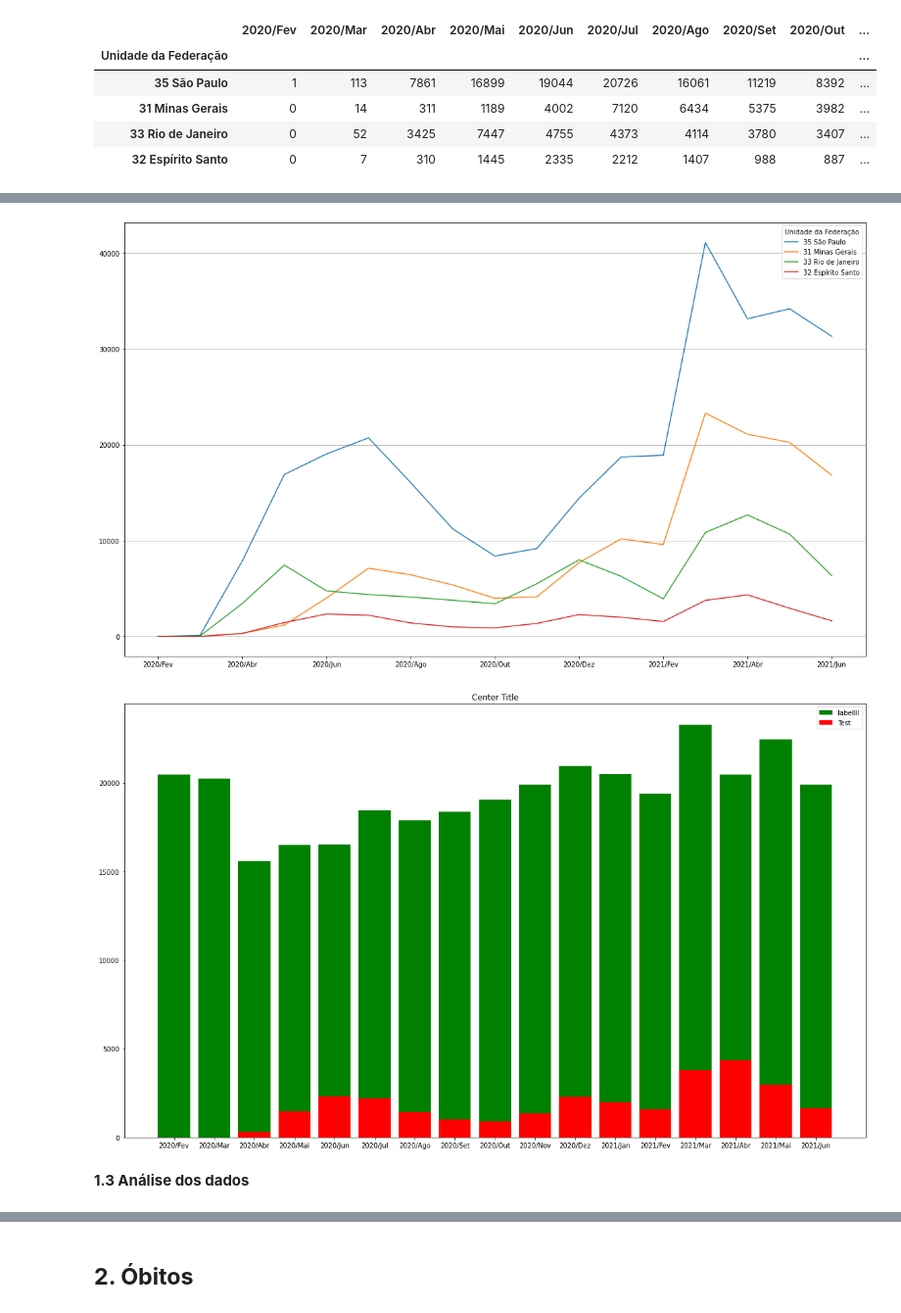
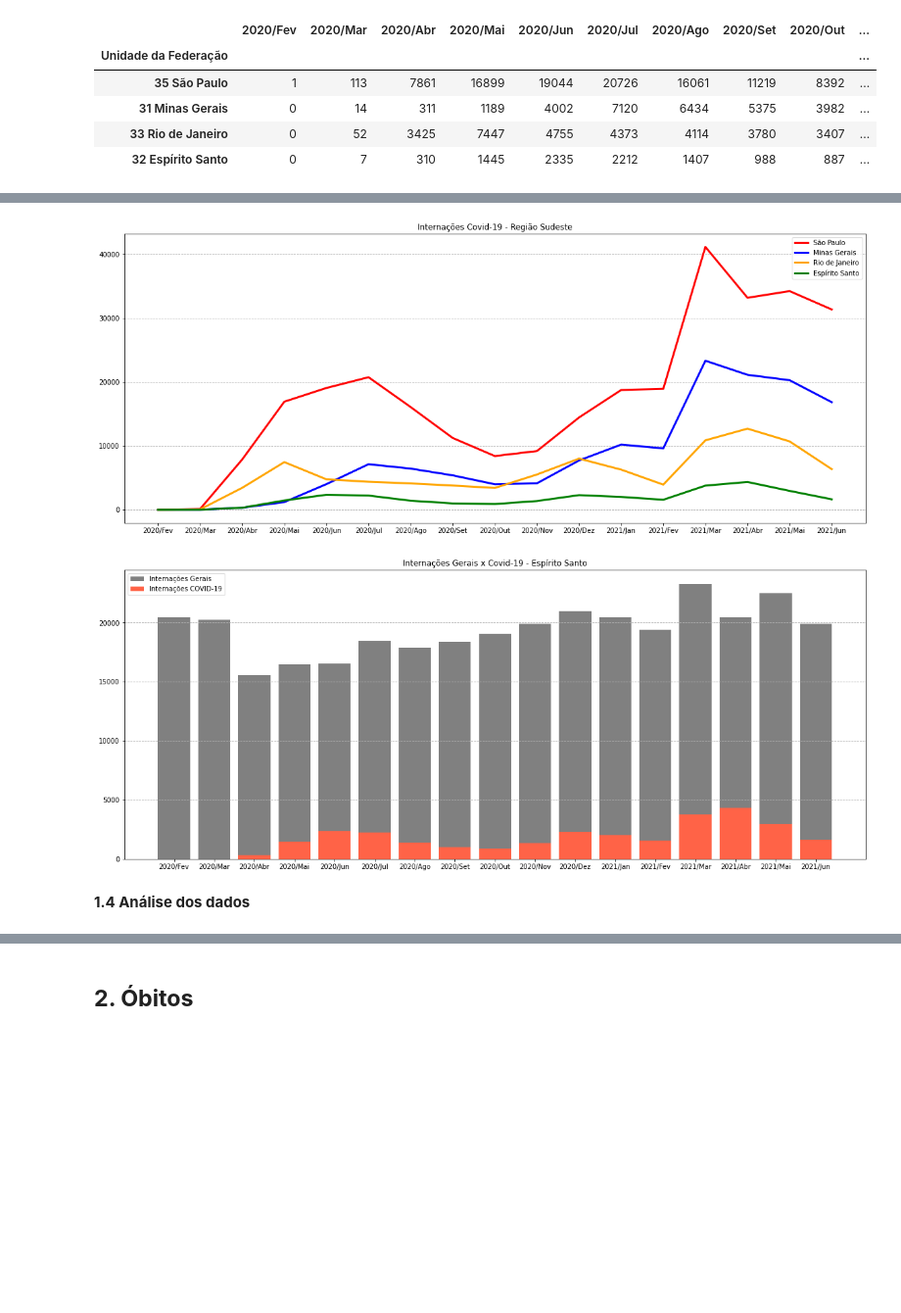
Before and after one commit to jhonnyribeiro/bootcamp-data-science, a Jupyter notebook: desafio_modulo_01.ipynb, the cells around one changed output, grey strips where cells are left out. Shown at 98% size. Drawn from its saved outputs; the diff is of its cells as text; code cells hidden in the pictures; blank space fills up the shorter version.

```diff
--- a/desafio_modulo_01.ipynb
+++ b/desafio_modulo_01.ipynb
@@ -19,9 +21,9 @@ import pandas as pd
 import matplotlib.pyplot as plt
 import matplotlib.ticker as ticker
 # %%
-#Tabela regiao sudeste
+# TABELA INTERNAÇÕES TOTAIS - REGIÃO SUDESTE
 
-internacao_geral = pd.read_csv("/content/INTERNACOES_ANO_MES_UNIDADE_FEDERACAO_REGIAO_SUDESTE_ATE2021-08_20211105_GERAL.CSV", encoding="ISO-8859-1", sep=";", skiprows=4, skipfooter=12)
+internacao_geral = pd.read_csv("/content/INTERNACOES_ANO_MES_UNIDADE_FEDERACAO_REGIAO_SUDESTE_ATE2021-08_20211105_GERAL.CSV", engine="python", encoding="ISO-8859-1", sep=";", skiprows=4, skipfooter=12)
 internacao_geral = internacao_geral.replace("-", 0)
 internacao_geral = internacao_geral.replace("1", 1)
 internacao_geral = internacao_geral.drop("Total", axis=1)
@@ -58,7 +80,7 @@ plt.grid(axis="y")
 # %%
-#Tabela regiao sudeste
+# TABELA INTERNAÇÕES COVID-19 - REGIÃO SUDESTE
 
-internacao_covid = pd.read_csv("/content/INTERNACOES_ANO_MES_UNIDADE_FEDERACAO_REGIAO_SUDESTE_ATE2021-08_20211105_COVID19.CSV", encoding="ISO-8859-1", sep=";", skiprows=5, skipfooter=12)
+internacao_covid = pd.read_csv("/content/INTERNACOES_ANO_MES_UNIDADE_FEDERACAO_REGIAO_SUDESTE_ATE2021-08_20211105_COVID19.CSV", engine="python", encoding="ISO-8859-1", sep=";", skiprows=5, skipfooter=12)
 internacao_covid = internacao_covid.replace("-", 0)
 internacao_covid = internacao_covid.replace("1", 1)
 internacao_covid = internacao_covid.drop("Total", axis=1)
@@ -91,29 +101,40 @@ internacao_geral
-# %%
-#Grafico Região Sudeste
-internacao_covid.T.plot(figsize=(20,12))
-plt.grid(axis="y")
-# %% [output]
-[figure, removed]
+# %%
+# GRAFICO INTERNAÇÕES COVID-19 - REGIÃO SUDESTE
+
+internacao_covid_SP = internacao_covid.loc['35 São Paulo']
+internacao_covid_MG = internacao_covid.loc['31 Minas Gerais']
+internacao_covid_RJ = internacao_covid.loc['33 Rio de Janeiro']
+internacao_covid_ES = internacao_covid.loc['32 Espírito Santo']
+
+plt.figure(figsize=(20,8))
+plt.title('Internações Covid-19 - Região Sudeste')
+plt.plot(internacao_covid_SP.index, internacao_covid_SP.values, label='São Paulo', color='red',linewidth=3.0)
+plt.plot(internacao_covid_MG.index, internacao_covid_MG.values, label='Minas Gerais', color='blue',linewidth=3.0)
+plt.plot(internacao_covid_RJ.index, internacao_covid_RJ.values, label='Rio de Janeiro', color='orange',linewidth=3.0)
+plt.plot(internacao_covid_ES.index, internacao_covid_ES.values, label='Espírito Santo', color='green',linewidth=3.0)
+plt.grid(axis="y", ls="--")
+plt.legend()
+plt.show()
+# %% [output]
+[figure, added]
 # %%
-#grafico espirito santo
+# GRÁFICO INTERNAÇÕES TOTAIS X COVID-19
 
-# ax = internacao_covid.loc["32 Espírito Santo"].T.plot(figsize=(20,12), label = 'Internações Covid',)
-# internacao_geral.loc["32 Espírito Santo"].T.plot(figsize=(20,12),ax=ax,label = 'Internações Totais')
-# plt.legend()
-# plt.grid(axis="y")
-
+meses_analise = internacao_geral.columns[-17:]
+internacao_geral = internacao_geral[meses_analise]
+internacao_geral
 
 internacao_covid = internacao_covid.loc['32 Espírito Santo']
 internacao_geral = internacao_geral.loc['32 Espírito Santo']
 
-plt.figure(figsize=(20,12))
-
-plt.title('Center Title')
-plt.bar(internacao_geral.index, internacao_geral.values, label='labellll', color='g')
-plt.bar(internacao_covid.index, internacao_covid.values, label='Test', color='red')
+plt.figure(figsize=(20,8))
+plt.title('Internações Gerais x Covid-19 - Espírito Santo')
+plt.bar(internacao_geral.index, internacao_geral.values, label='Internações Gerais', color='grey')
+plt.bar(internacao_covid.index, internacao_covid.values, label='Internações COVID-19', color='tomato')
+plt.grid(axis="y", ls="--")
 plt.legend()
 plt.show()
 # %% [output]
-[figure, old version]
+[figure, new version]
 # %% [markdown]
-**1.3 Análise dos dados**
+**1.4 Análise dos dados**
```
Also changed, not shown: parts of 23 cells of this notebook.
